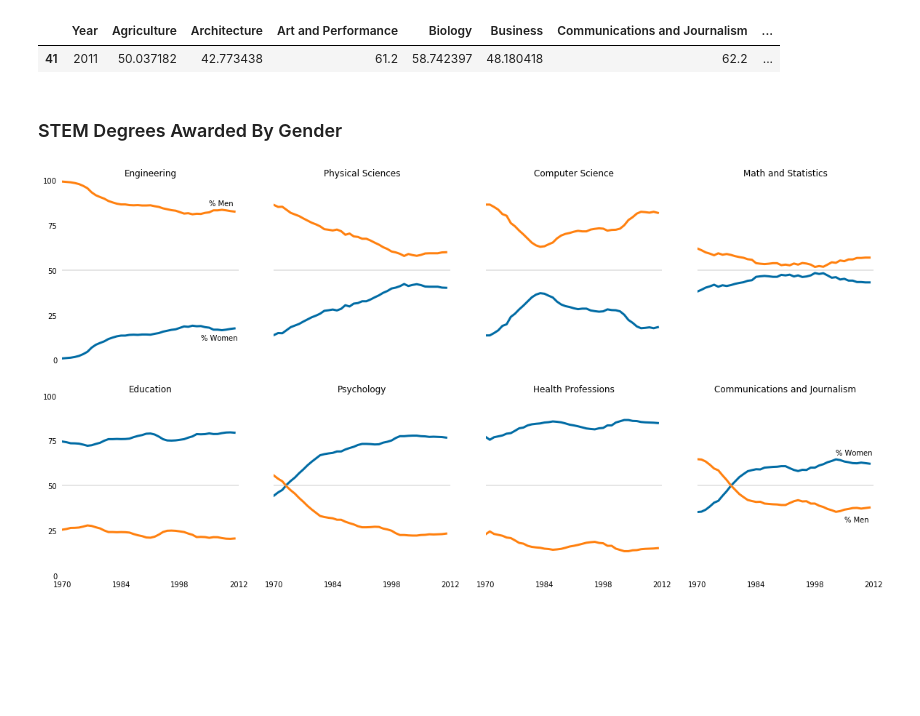
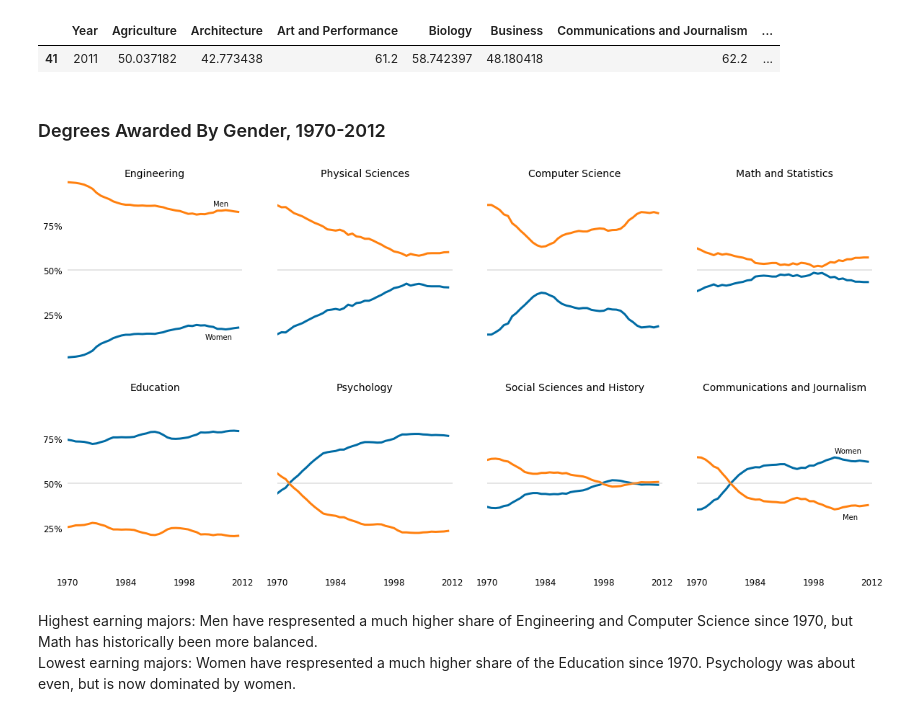
Before and after one commit to danielzayas/STEM_gender_gap, a Jupyter notebook: Earnings by College Majors.ipynb, the cells around one changed output. Saved outputs shown, nothing was run; the diff lists cells and outputs as text; code cells hidden in the pictures; blank space fills up the shorter version.

```diff
--- a/Earnings by College Majors.ipynb
+++ b/Earnings by College Majors.ipynb
@@ -276,0 +277,15 @@ plt.show()
+# %%
+ax = cat_df[['ShareWomen','ShareMen']].plot.bar(figsize=(8,6), color = (cb_dark_blue, cb_orange))
+
+ax.set_ylim(0,1)
+ax.set_yticks([0,0.25,0.5,0.75,1])
+ax.set_yticklabels(['0%','25','50%','75','100%'])
+ax.axhline(.5, c=cb_light_grey, alpha=0.3)
+ax.legend(loc='upper right', frameon = False, bbox_to_anchor = (1.03,1.1))
+ax.set_title('College Degrees by Major Category, 2010-2012')
+ax.tick_params(bottom='off',left='off')
+for key, spine in ax.spines.items():
+    spine.set_visible(False)
+plt.tight_layout()
+plt.savefig('College Degrees by Major Category, 2010-2012')
+plt.show()
@@ -293,11 +310,20 @@ for category in categories:
     weighted_avg_median = product.sum() / subset['Total'].sum()
     weighted_avg.append(weighted_avg_median)
 
+# plot
 avg_series = pd.Series(data=weighted_avg, index=indexes)
 df = pd.concat([cat_df, avg_series], axis = 1)
 df.columns = ['Major_category_count', 'Men', 'Women', 'ShareWomen', 'ShareMen', 'Avg_Median']
-ax = df.plot.bar(x=df.index, y='Avg_Median', figsize=(8,4), color=cb_dark_blue, legend = False)
-ax.set_title('Estimated Average Earnings by Major Category, 2010-2012')
+ax = df.plot.bar(x=df.index, y='Avg_Median', figsize=(8,6), color=cb_dark_blue, legend = False)
+# labels and ticks
+ax.set_title('Earnings by Major Category, 2010-2012')
+ax.set_yticks(list(np.arange(0,60000,10000)))
+ax.set_yticklabels(['$0','$10,000','$20,000','$30,000','$40,000','$50,000'])
+ax.tick_params(bottom='off', left='off')
+for key, spine in ax.spines.items():
+    spine.set_visible(False)
+plt.tight_layout()
 plt.savefig('Average Earnings by Major Category')
+
 plt.show()
 # %% [output]
@@ -325,45 +357,50 @@ women_degrees.tail(1)
 |  | Year | Agriculture | Architecture | Art and Performance | Biology | Business | Communications and Journalism | ... |
 | 41 | 2011 | 50.037182 | 42.773438 | 61.2 | 58.742397 | 48.180418 | 62.2 | ... |
 # %% [markdown]
-### STEM Degrees Awarded By Gender
+### Degrees Awarded By Gender, 1970-2012
 # %%
-major_cats = ['Engineering', 'Physical Sciences', 'Computer Science', 'Math and Statistics', 'Education','Psychology', 'Health Professions', 'Communications and Journalism']
+major_cats = ['Engineering', 'Physical Sciences', 'Computer Science', 'Math and Statistics', 'Education','Psychology', 'Social Sciences and History', 'Communications and Journalism']
 fig = plt.figure(figsize=(20,10))
 nrows , ncols = (2,4)
 
 # create plot for the Liberal Arts major categories
 for i in range(0,len(major_cats)):
     ax = fig.add_subplot(nrows, ncols, i+1)
     ydata = women_degrees[major_cats[i]]
     ax.plot(women_degrees['Year'], ydata, c=cb_dark_blue, linewidth=3) # women %
     ydata = 100 - women_degrees[major_cats[i]]
     ax.plot(women_degrees['Year'], ydata, c=cb_orange, linewidth=3) # men %
 
     # PLOT AESTHETICS
     ax.set_xlim(1970,2012)
     ax.set_xticks([1970,1984,1998,2012])
+    ax.set_xticklabels([1970,1984,1998,2012],fontdict={'fontsize': 12})
     ax.set_ylim(0,100)
     # only show yticks for leftmost plots (i.e. the 1st and 4th)
     if i in (0,ncols):
-        ax.set_yticks([0,25,50,75,100])
+        ax.set_yticks([25,50,75])
+        ax.set_yticklabels(['25%','50%','75%'], fontdict={'fontsize': 12})
     else:
         ax.set_yticks([])
-    ax.set_title(major_cats[i])
+    ax.set_title(major_cats[i], fontdict={'fontsize': 14})
     ax.tick_params(bottom='off', top='off', left='off', right='off') # turn off all plot ticks
     if i in range(0,ncols):
         ax.tick_params(labelbottom='off') # remove tick labels from 1st row of plots
     for key, spine in ax.spines.items():
         spine.set_visible(False) # turn off all plot spines
     ax.axhline(50, c=cb_light_grey, alpha=0.4) # horizontal line w/ 40% transparency
     # label data lines:
     if i == 0:
-        ax.text(2005,86,'% Men')
-        ax.text(2003,11,'% Women')
+        ax.text(2005,86,'Men')
+        ax.text(2003,11,'Women')
     elif i == (len(major_cats)-1):
-        ax.text(2003,67,'% Women')
-        ax.text(2005,30,'% Men')
+        ax.text(2003,67,'Women')
+        ax.text(2005,30,'Men')
 
 plt.savefig('STEM_gender_gap_timeseries')
 plt.show()
 # %% [output]
-[figure, old version]
+[figure, new version]
+# %% [markdown]
+Highest earning majors: Men have respresented a much higher share of Engineering and Computer Science since 1970, but Math has historically been more balanced.
+Lowest earning majors: Women have respresented a much higher share of the Education since 1970. Psychology was about even, but is now dominated by women.
```
Also changed, not shown: parts of 8 cells of this notebook.
